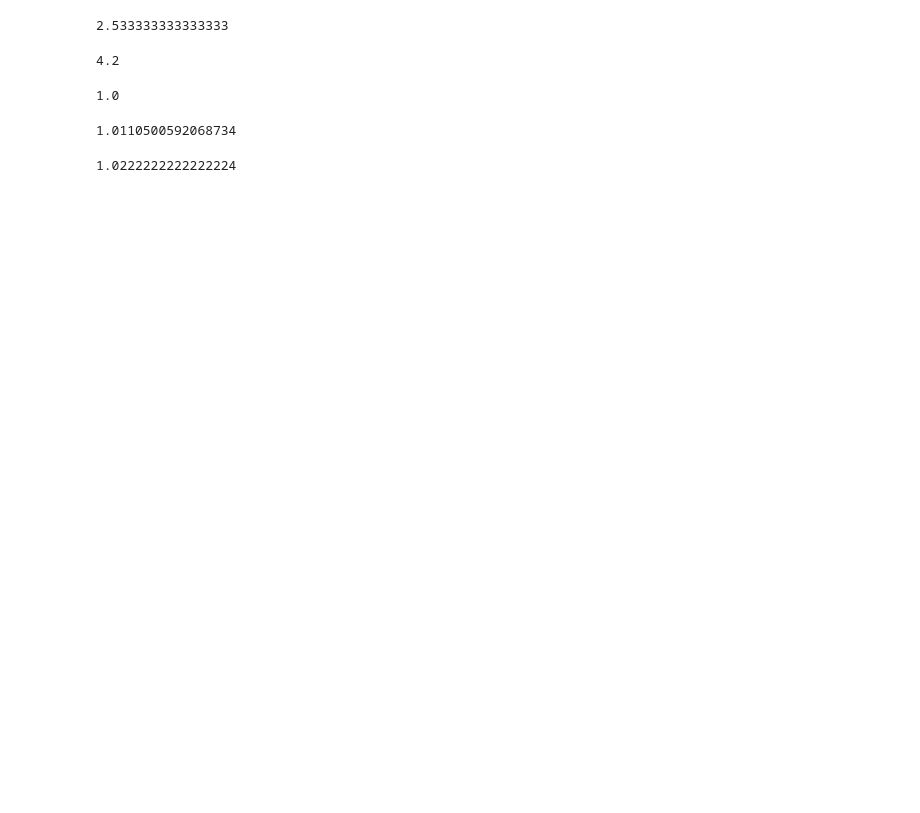
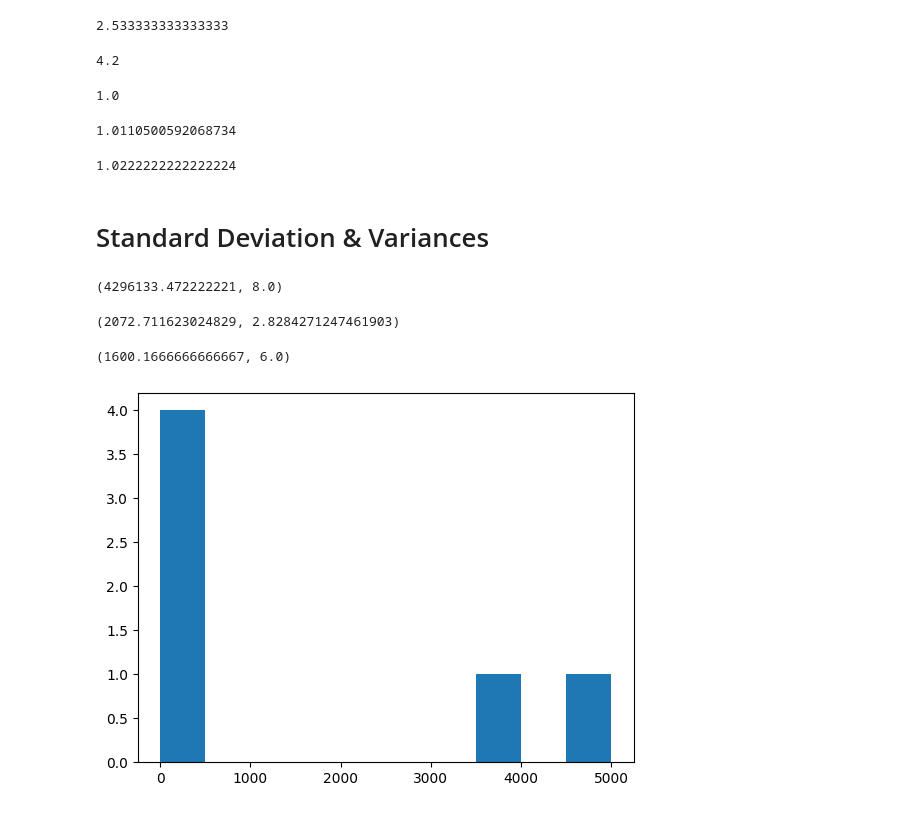
Before and after one commit to cRED-f/Machine-Learning, a Jupyter notebook: introduction_to_NumPy.ipynb, the cells around one changed output. Cells and saved outputs as stored; diff of their text form; code cells hidden in the pictures; blank space fills up the shorter version.

```diff
--- a/introduction_to_NumPy.ipynb
+++ b/introduction_to_NumPy.ipynb
@@ -415,3 +415,32 @@ np.std(a2)
 np.var(a2)
 # %% [output]
 1.0222222222222224
+# %% [markdown]
+# Standard Deviation & Variances
+# %%
+#demo of std and var
+higher_var_arr=np.array([1,100,200,300,4000,5000])
+lower_var_arr=np.array([2,4,6,8,10])
+# %%
+#variance
+np.var(higher_var_arr) , np.var(lower_var_arr)
+# %% [output]
+(4296133.472222221, 8.0)
+# %%
+# standard deviation
+np.std(higher_var_arr) , np.std(lower_var_arr)
+# %% [output]
+(2072.711623024829, 2.8284271247461903)
+# %%
+# mean
+np.mean(higher_var_arr) , np.mean(lower_var_arr)
+# %% [output]
+(1600.1666666666667, 6.0)
+# %%
+%matplotlib inline
+import matplotlib.pyplot as plt
+
+plt.hist(higher_var_arr)
+plt.show()
+# %% [output]
+[figure, added]
```
Also changed, not shown: parts of 27 cells of this notebook.
